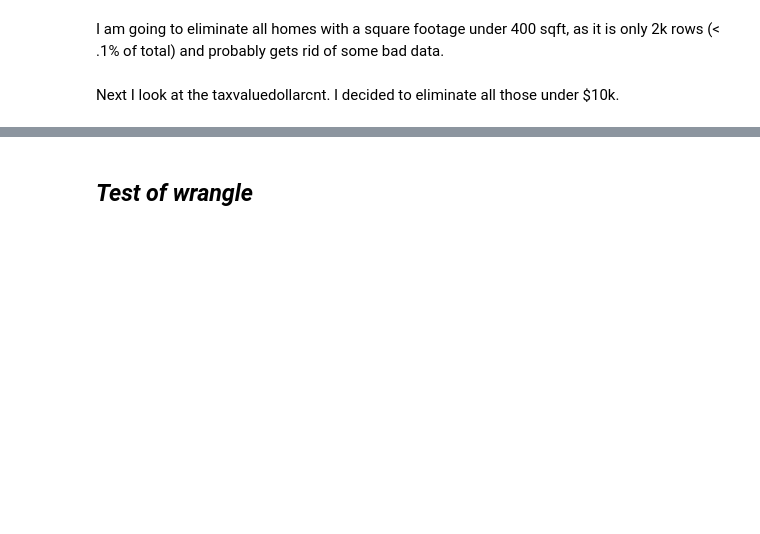
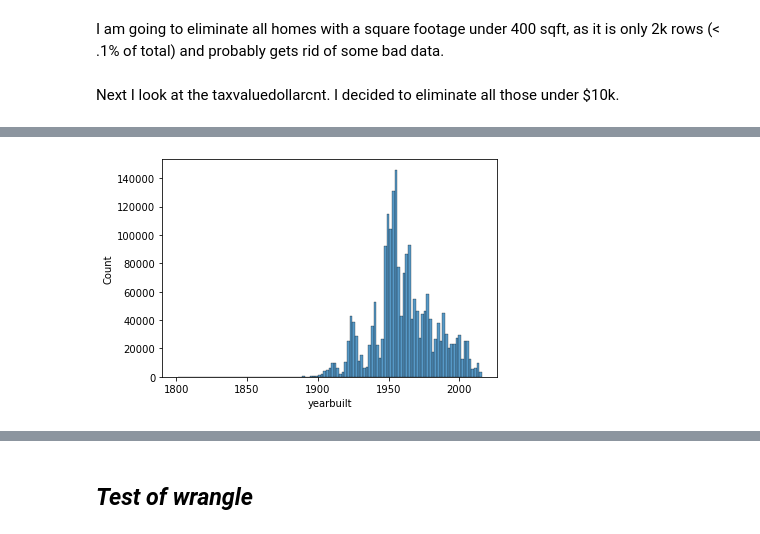
Before and after one commit to Miller-Ryan-1/regression-exercises, a Jupyter notebook: wrangle.ipynb, the cells around one changed output, grey strips where cells are left out. Drawn from its saved outputs; the diff is of its cells as text; code cells hidden in the pictures; blank space fills up the shorter version.

```diff
--- a/wrangle.ipynb
+++ b/wrangle.ipynb
@@ -88,0 +240,5 @@ df.describe().T
+# %%
+sns.histplot(x='yearbuilt', data = df, bins = 115)
+plt.show()
+# %% [output]
+[figure, added]
```
Also changed, not shown: parts of 45 cells of this notebook, 1 other file.
